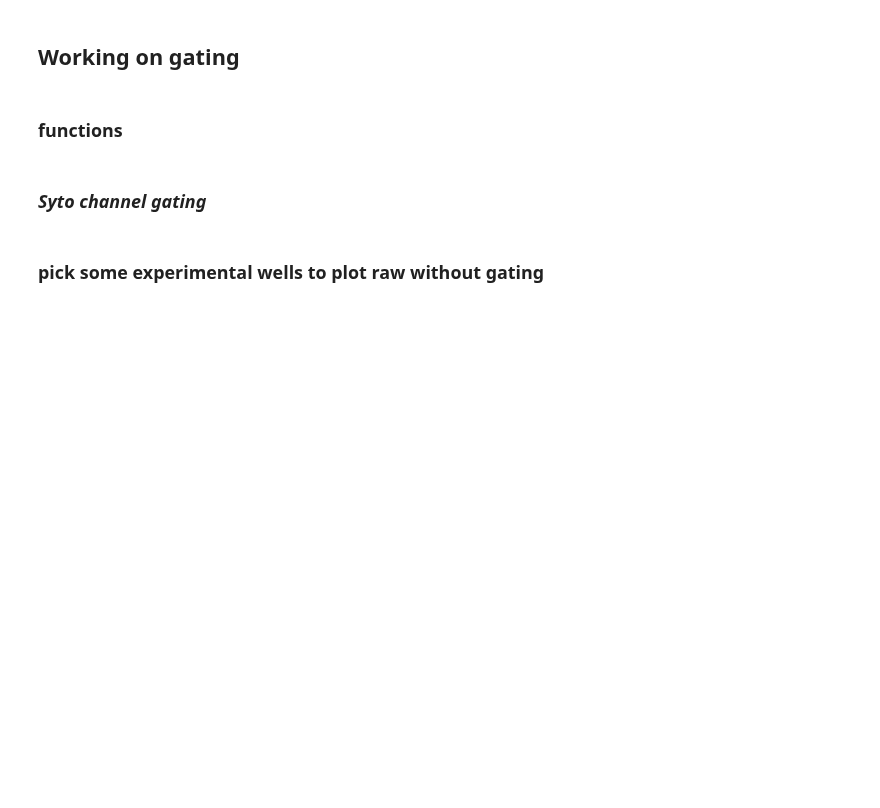
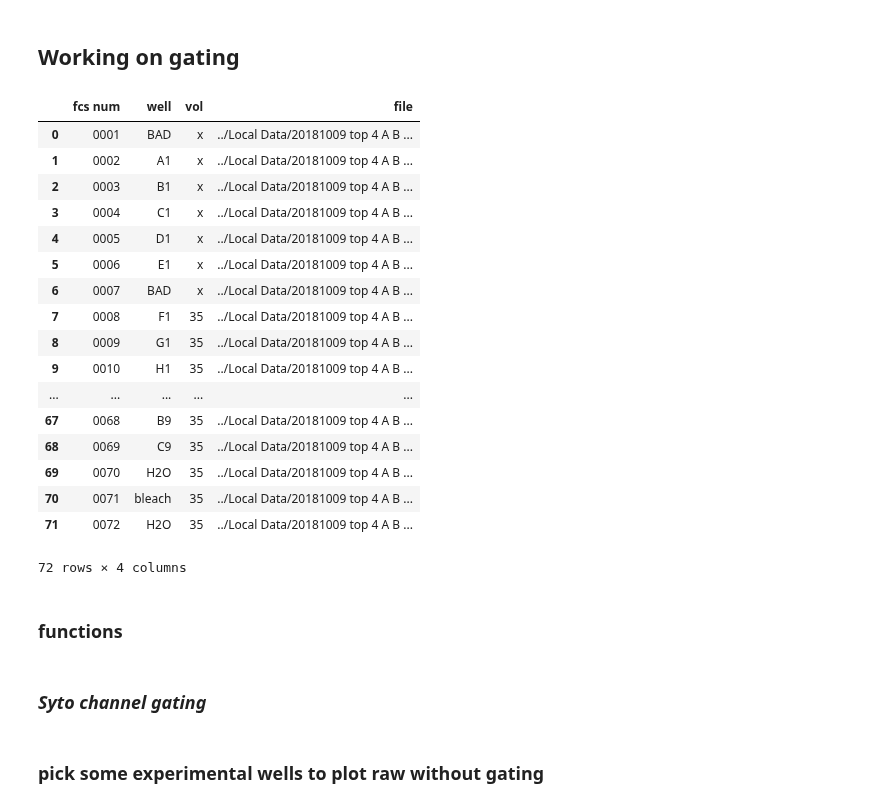
Before and after one commit to geezerbriefs/xpspython, a Jupyter notebook: flow/OLD - analyze flow cytometry A=B data.ipynb, the cells around one changed output. Drawn from its saved outputs; the diff is of its cells as text; code cells hidden in the pictures; blank space fills up the shorter version.

```diff
--- a/flow/analyze flow cytometry A=B data.ipynb
+++ b/flow/OLD - analyze flow cytometry A=B data.ipynb
@@ -63,9 +81,30 @@ bfp_channel = 'CFP/VioBlue-A'
 #get your ids
 
 #I created a csv file that correlates fcs file number to well and volume flowed
-ids_xlsx_path = '../Local Data/20181009 top 4 A B cell vars A=B flow samples/10min/10min-fcs num to well ID.xlsx'
+ids_xlsx_path = '../../Local Data/20181009 top 4 A B cell vars A=B flow samples/10min/10min-fcs num to well ID.xlsx'
 
 ids = pd.read_excel(ids_xlsx_path, dtype=str)
+# %%
+ids
+# %% [output]
+|  | fcs num | well | vol | file |
+| 0 | 0001 | BAD | x | ../Local Data/20181009 top 4 A B ... |
+| 1 | 0002 | A1 | x | ../Local Data/20181009 top 4 A B ... |
+| 2 | 0003 | B1 | x | ../Local Data/20181009 top 4 A B ... |
+| 3 | 0004 | C1 | x | ../Local Data/20181009 top 4 A B ... |
+| 4 | 0005 | D1 | x | ../Local Data/20181009 top 4 A B ... |
+| 5 | 0006 | E1 | x | ../Local Data/20181009 top 4 A B ... |
+| 6 | 0007 | BAD | x | ../Local Data/20181009 top 4 A B ... |
+| 7 | 0008 | F1 | 35 | ../Local Data/20181009 top 4 A B ... |
+| 8 | 0009 | G1 | 35 | ../Local Data/20181009 top 4 A B ... |
+| 9 | 0010 | H1 | 35 | ../Local Data/20181009 top 4 A B ... |
+| ... | ... | ... | ... | ... |
+| 67 | 0068 | B9 | 35 | ../Local Data/20181009 top 4 A B ... |
+| 68 | 0069 | C9 | 35 | ../Local Data/20181009 top 4 A B ... |
+| 69 | 0070 | H2O | 35 | ../Local Data/20181009 top 4 A B ... |
+| 70 | 0071 | bleach | 35 | ../Local Data/20181009 top 4 A B ... |
+| 71 | 0072 | H2O | 35 | ../Local Data/20181009 top 4 A B ... |
+72 rows × 4 columns
 # %% [markdown]
 ### functions
 # %%
```
Also changed, not shown: parts of 4 cells of this notebook, 1 other file.
